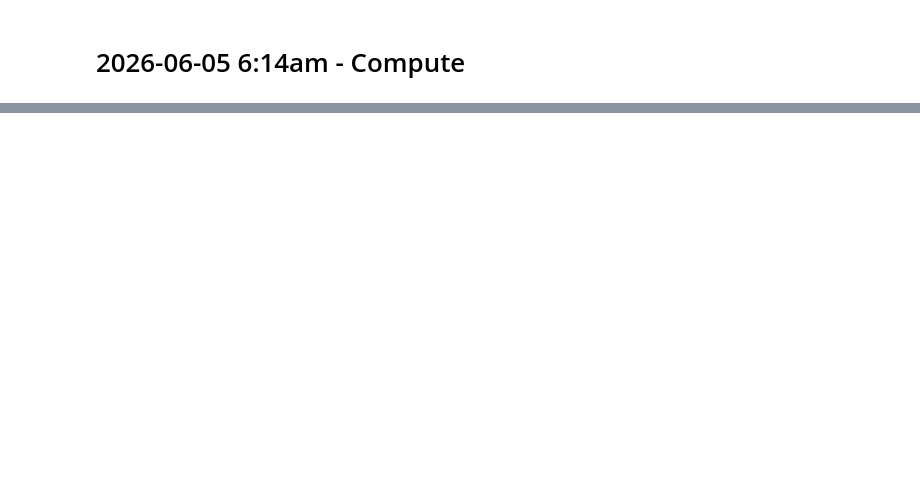
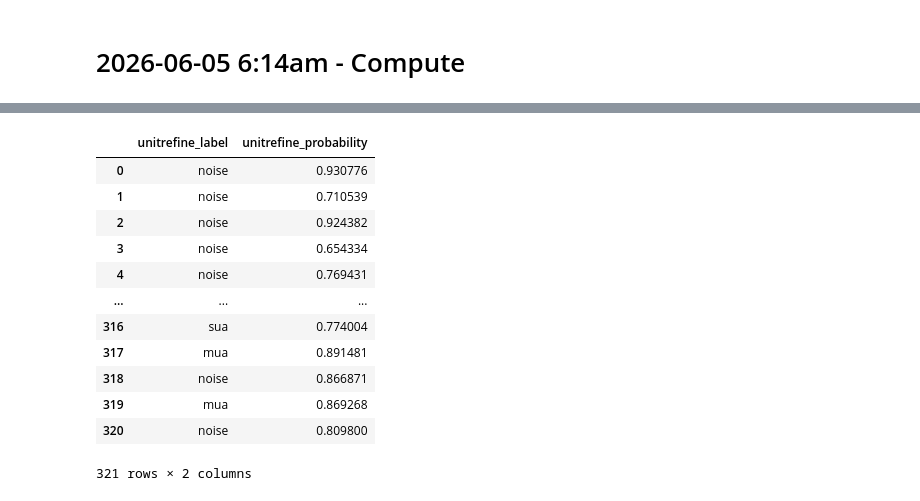
Before and after one commit to CommanderPho/bapun_sess_init_scripts, a Jupyter notebook: notebooks/pho_SpikeInterface_based_Lab.ipynb, the cells around one changed output, grey strips where cells are left out. Drawn from its saved outputs; the diff is of its cells as text; code cells hidden in the pictures; blank space fills up the shorter version.

```diff
--- a/notebooks/pho_SpikeInterface_based_Lab.ipynb
+++ b/notebooks/pho_SpikeInterface_based_Lab.ipynb
@@ -458,0 +323,13 @@ print(f"Using kilosort directory: {ks_dir}")
+# %%
+from pathlib import Path
+import spikeinterface.full as si
+import spikeinterface.curation as sc
+
+sorting_analyzer_folder = Path("/home/halechr/FastData/Bapun/RatS/Day4Openfield/SORTING/folder_KS4_v1_sorting_analyzer")
+sorting_analyzer = si.load_sorting_analyzer(sorting_analyzer_folder.as_posix())
+
+# Sanity check — all should print True; if so, do NOT call .compute()
+for ext in ["quality_metrics", "template_metrics", "waveforms", "templates", "principal_components"]:
+    print(ext, sorting_analyzer.has_extension(ext))
+
+print(sorting_analyzer)
@@ -458,0 +381,21 @@ print(f"Using kilosort directory: {ks_dir}")
+# %%
+labels = sc.unitrefine_label_units(
+    sorting_analyzer=sorting_analyzer,
+    noise_neural_classifier="SpikeInterface/UnitRefine_noise_neural_classifier",
+    sua_mua_classifier="SpikeInterface/UnitRefine_sua_mua_classifier",
+)
+labels
+# %% [output]
+|  | unitrefine_label | unitrefine_probability |
+| 0 | noise | 0.930776 |
+| 1 | noise | 0.710539 |
+| 2 | noise | 0.924382 |
+| 3 | noise | 0.654334 |
+| 4 | noise | 0.769431 |
+| ... | ... | ... |
+| 316 | sua | 0.774004 |
+| 317 | mua | 0.891481 |
+| 318 | noise | 0.866871 |
+| 319 | mua | 0.869268 |
+| 320 | noise | 0.809800 |
+321 rows × 2 columns
```
Also changed, not shown: parts of 50 cells of this notebook, 1 other file.
